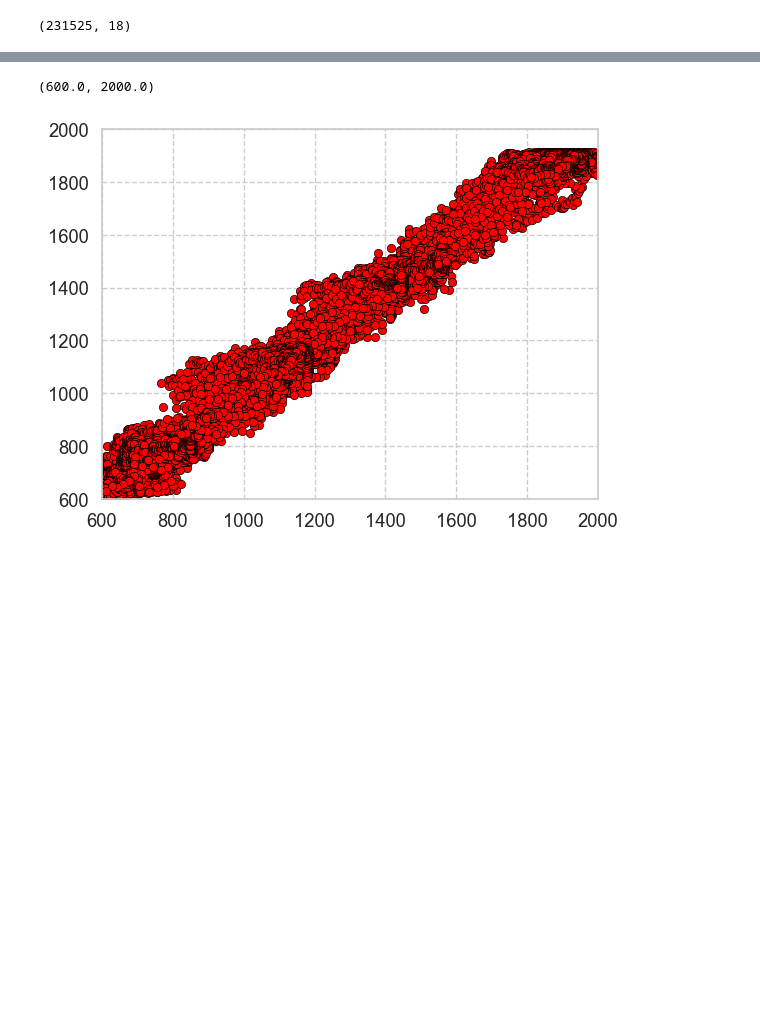
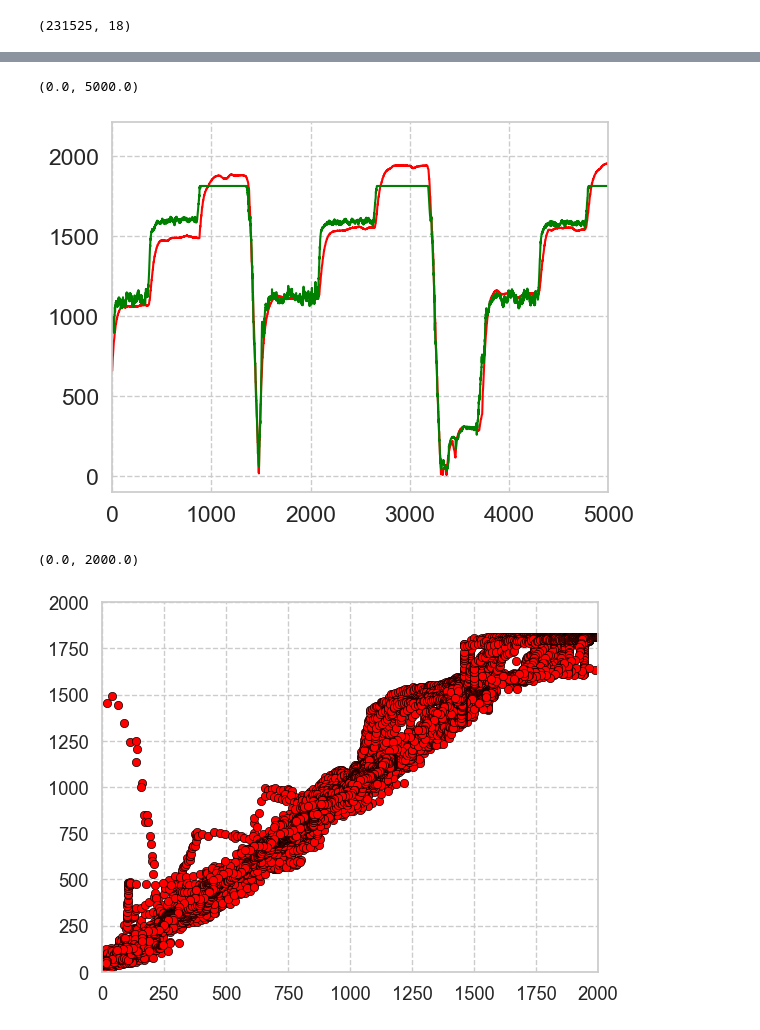
Before and after one commit to jinbeomjeong/estimate_venturi_pump_flow, a Jupyter notebook: create_estmation_flow_model.ipynb, the cells around one changed output, grey strips where cells are left out. Saved outputs shown, nothing was run; the diff lists cells and outputs as text; code cells hidden in the pictures; blank space fills up the shorter version.

```diff
--- a/create_estmation_flow_model.ipynb
+++ b/create_estmation_flow_model.ipynb
@@ -256,14 +273,22 @@ print(np.mean(relative_error_arr), np.std(relative_error_arr))
+# %%
+sns.lineplot(val_target, color='red')
+sns.lineplot(val_pred, color='green')
+
+plt.xlim(0, 5000)
+# %% [output]
+(0.0, 5000.0)
+[figure, added]
 # %%
 sns.set_theme(font_scale=1.2)
 sns.set_style('whitegrid', {'grid.linestyle': '--'})
 
-sns.scatterplot(x=train_target, y=train_pred, edgecolor='black', color='red')
+sns.scatterplot(x=val_target, y=val_pred, edgecolor='black', color='red')
 
-plt.xlim(600, 2000)
-plt.ylim(600, 2000)
+plt.xlim(0, 2000)
+plt.ylim(0, 2000)
 # %% [output]
-(600.0, 2000.0)
+(0.0, 2000.0)
-[figure, old version]
+[figure, new version]
 # %%
 sns.set_theme(font_scale=1.2)
 sns.set_style('whitegrid', {'grid.linestyle': '--'})
```
Also changed, not shown: parts of 28 cells of this notebook, 2 other files.
